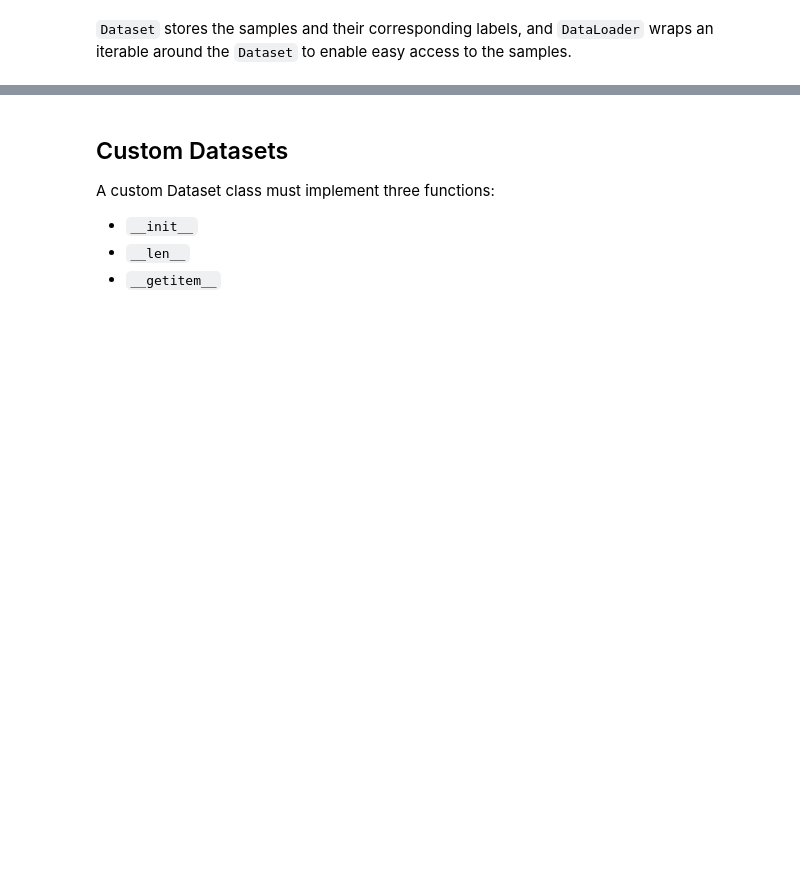
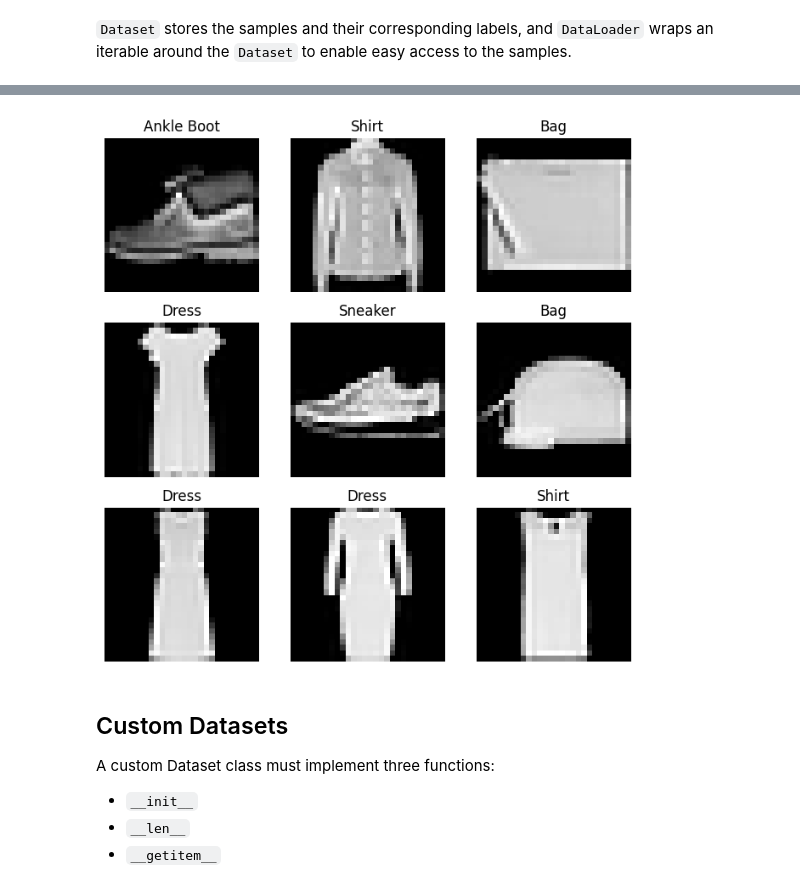
Before and after one commit to nathan-popper/AI-notes, a Jupyter notebook: pytorch_docs_basics.ipynb, the cells around one changed output, grey strips where cells are left out. Cells and saved outputs as stored; diff of their text form; code cells hidden in the pictures; blank space fills up the shorter version.

```diff
--- a/pytorch_docs_basics.ipynb
+++ b/pytorch_docs_basics.ipynb
@@ -120,25 +117,27 @@ test_data = datasets.FashionMNIST(
 # %%
 labels_map = {
     0: "T-Shirt",
     1: "Trouser",
     2: "Pullover",
     3: "Dress",
     4: "Coat",
     5: "Sandal",
     6: "Shirt",
     7: "Sneaker",
     8: "Bag",
     9: "Ankle Boot",
 }
 figure = plt.figure(figsize=(8, 8))
 cols, rows = 3, 3
 for i in range(1, cols * rows + 1):
     sample_idx = torch.randint(len(training_data), size=(1,)).item()
-    img, label = training_data[sample_idx]
+    img, label = training_data[int(sample_idx)]
     figure.add_subplot(rows, cols, i)
     plt.title(labels_map[label])
     plt.axis("off")
     plt.imshow(img.squeeze(), cmap="gray")
+# %% [output]
+[figure, added]
 # %% [markdown]
 ## Custom Datasets
 
```
Also changed, not shown: parts of 14 cells of this notebook.
